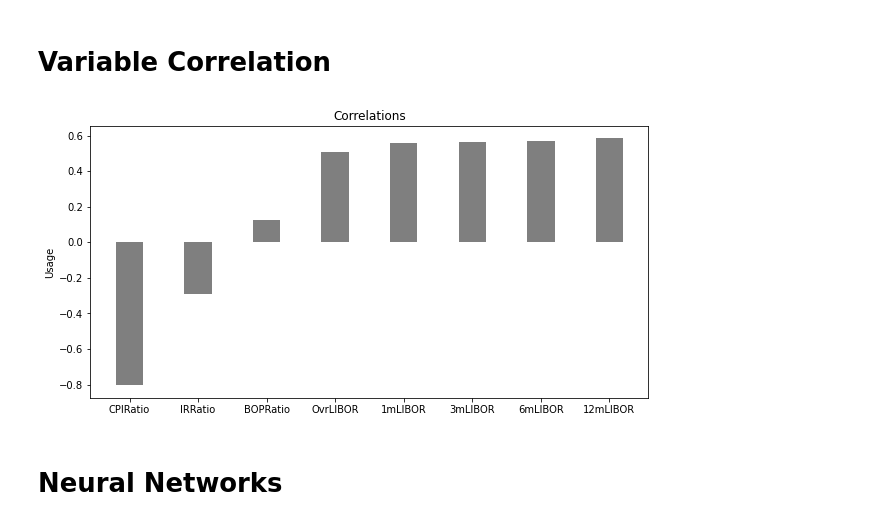
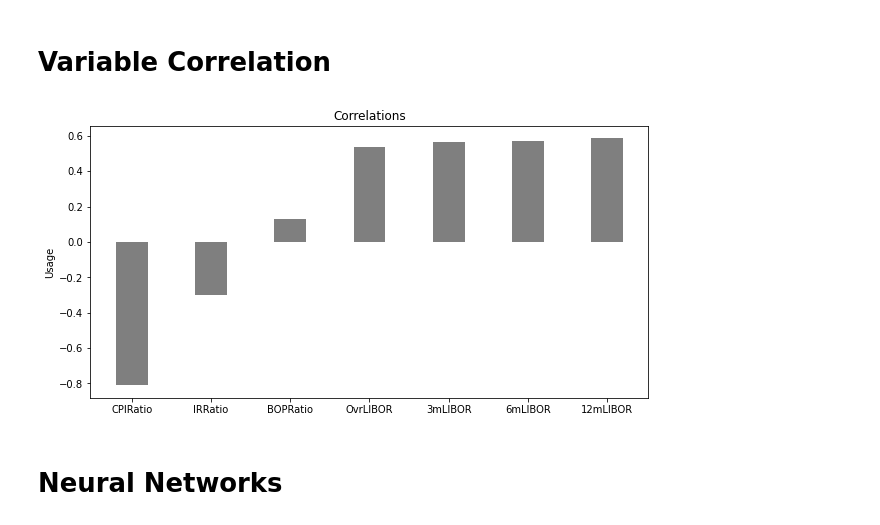
Before and after one commit to robLaing2/Forex_ANN_Forecasting, a Jupyter notebook: ForexAnnEnvironment.ipynb, the cells around one changed output. Drawn from its saved outputs; the diff is of its cells as text; code cells hidden in the pictures.

Commit message:
Refactored. Final data chosen with moving averages

```diff
--- a/ForexAnnEnvironment.ipynb
+++ b/ForexAnnEnvironment.ipynb
@@ -202,19 +190,21 @@ def getDifferenceFeatures(xDict, yDict):
 
     diffValues = datasetXarr - datasetYarr
 
-    data_mean = diffValues.mean()
-    data_std = diffValues.std()
-    dataNormalised = (diffValues - data_mean) - data_std
+    movingAvg = getMovingAverages(diffValues, 22)
+    movingAvg = np.asarray(movingAvg)
+
+    data_mean = movingAvg.mean()
+    data_std = movingAvg.std()
+    dataNormalised = (movingAvg - data_mean) - data_std
 
     res = {dates[i]: dataNormalised[i] for i in range(len(dates))}
 
     return res
 
-GBPEURovrRatio = getDifferenceFeatures(GBRovrC,EURovrC)
-GBPEUR1mRatio = getDifferenceFeatures(GBR1mC,EUR1mC)
-GBPEUR3mRatio = getDifferenceFeatures(GBR3mC,EUR3mC)
-GBPEUR6mRatio = getDifferenceFeatures(GBR6mC,EUR6mC)
-GBPEUR12mRatio = getDifferenceFeatures(GBR12mC,EUR12mC)
+ovrRatioMovAvg = getDifferenceFeatures(GBRovrC,EURovrC)
+threeMRatioMovAvg = getDifferenceFeatures(GBR3mC,EUR3mC)
+sixMRatioMovAvg = getDifferenceFeatures(GBR6mC,EUR6mC)
+twelveMRatioMovAvg = getDifferenceFeatures(GBR12mC,EUR12mC)
 # %% [markdown]
 ## Inflation data (CPI)
 # %% [markdown]
@@ -457,7 +447,7 @@ pd.set_option('display.max_columns', None)
 pd.set_option('display.width', None)
 pd.set_option('display.max_colwidth', -1)
 
-completeDf = pd.DataFrame(columns=['Date','ForexRate','5dayMovingAvg','20dayMovingAvg','CPIRatio', 'IRRatio', 'BOPRatio', 'OvrLIBOR', '1mLIBOR','3mLIBOR','6mLIBOR','12mLIBOR'])
+completeDf = pd.DataFrame(columns=['Date','ForexRate','CPIRatio', 'IRRatio', 'BOPRatio', 'OvrLIBOR','3mLIBOR','6mLIBOR','12mLIBOR'])
 
 cpiCounter = 0
 irCounter = 0
@@ -466,23 +456,18 @@ for index, row in mainDf.iterrows():
 
     date = row['Date']
     forex = row['Value']
-    movingAvg5Day = fiveDayDict.get(date, 0)
-    movingAvg10Day = tenDayDict.get(date, 0)
 
     cpi = cpiDict.get(date, 0)
     ir = irDict.get(date,0)
     bop = bopDict.get(date,0)
 
-    ovrI = GBPEURovrRatio.get(date, 0)
-    i1month = GBPEUR1mRatio.get(date, 0)
-    i3month = GBPEUR3mRatio.get(date, 0)
-    i6month = GBPEUR6mRatio.get(date, 0)
-    i12month = GBPEUR12mRatio.get(date, 0)
+    ovrI = ovrRatioMovAvg.get(date, 0)
+    i3month = threeMRatioMovAvg.get(date, 0)
+    i6month = sixMRatioMovAvg.get(date, 0)
+    i12month = twelveMRatioMovAvg.get(date, 0)
 
     completeDf = completeDf.append({'Date':date,
                             'ForexRate':forex,
-                            '5dayMovingAvg':movingAvg5Day,
-                            '20dayMovingAvg':movingAvg10Day,
                             'CPIRatio': cpi,
                             'IRRatio' : ir,
                             'BOPRatio': bop,
@@ -497,7 +482,7 @@ for index, row in mainDf.iterrows():
 # %% [markdown]
 # Variable Correlation
 # %%
-variables = ['CPIRatio', 'IRRatio', 'BOPRatio', 'OvrLIBOR', '1mLIBOR','3mLIBOR','6mLIBOR','12mLIBOR']
+variables = ['CPIRatio', 'IRRatio', 'BOPRatio', 'OvrLIBOR','3mLIBOR','6mLIBOR','12mLIBOR']
 
 forex = completeDf['ForexRate'].tolist()
 correlations = []
@@ -510,16 +495,16 @@ for x in range(len(variables)):
 
     correlations.append(r[0,1])
 # %%
-y_pos = np.arange(0,16,2)
+y_pos = np.arange(0,14,2)
 plt.figure(figsize=(10,5))
 plt.bar(y_pos, correlations, align='center', alpha=0.5, color=(0.0, 0.0, 0.0, 1))
 plt.xticks(y_pos, variables)
 plt.ylabel('Usage')
 plt.title('Correlations')
 
 plt.show()
 # %% [output]
-[figure, old version]
+[figure, new version]
 # %% [markdown]
 # Neural Networks
 # %% [markdown]
```
Also changed, not shown: parts of 32 cells of this notebook.
